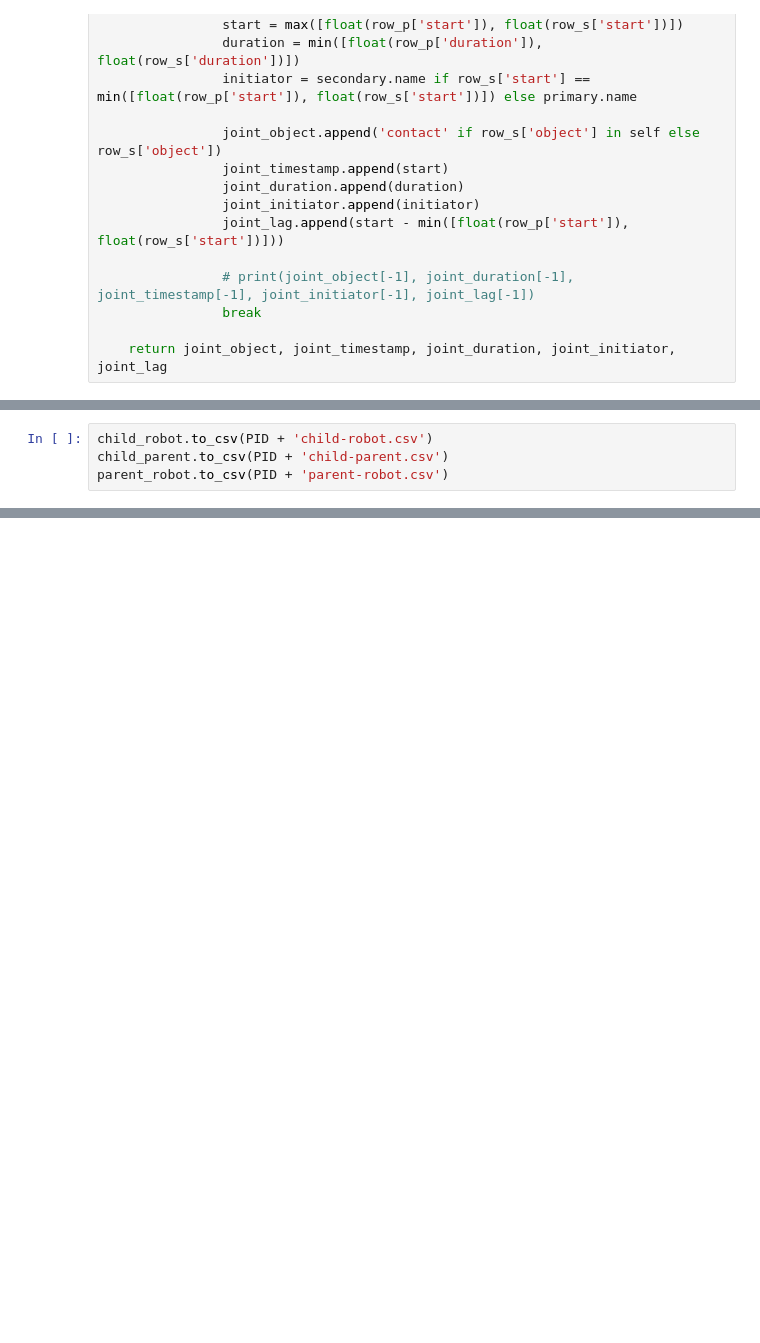
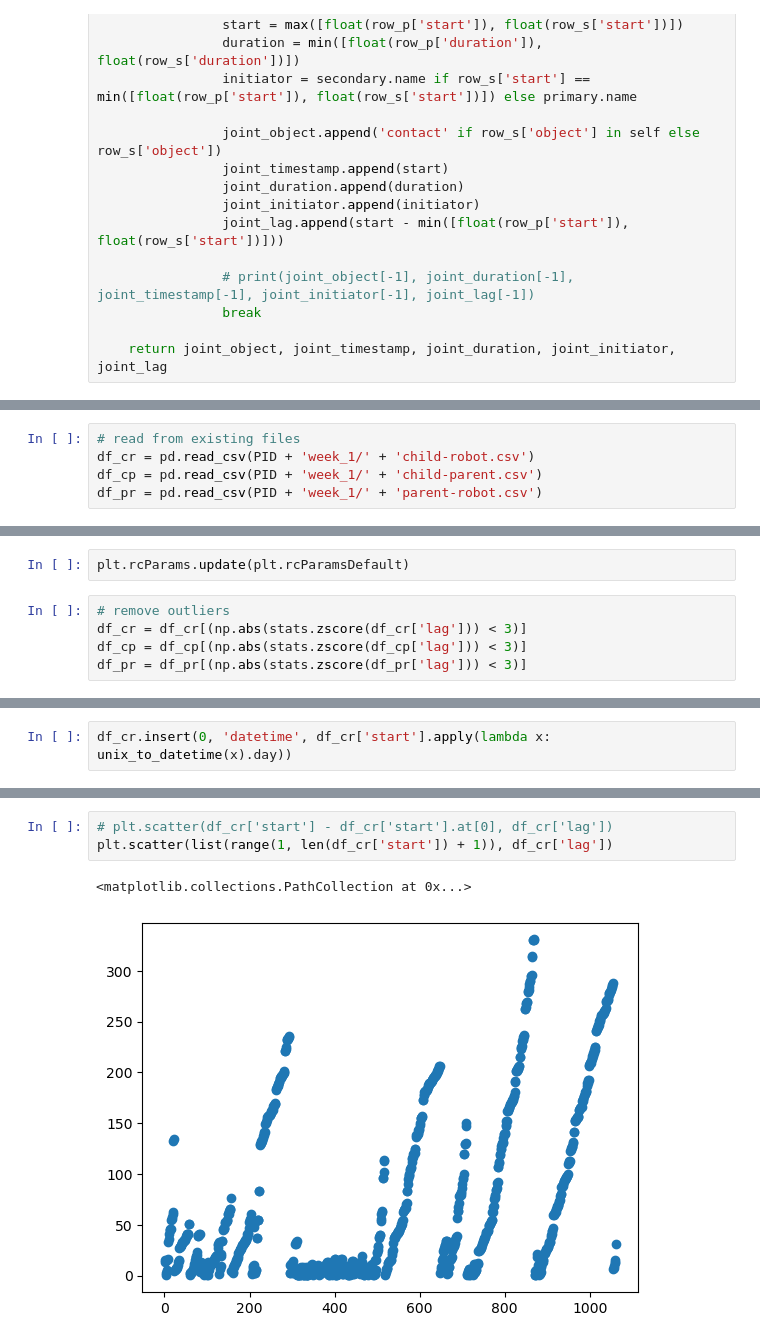
Before and after one commit to rramnauth2220/sar-gaze, a Jupyter notebook: perception.ipynb, the cells around one changed output, grey strips where cells are left out. Saved outputs shown, nothing was run; the diff lists cells and outputs as text; blank space fills up the shorter version.

Commit message:
reading per week

```diff
--- a/perception.ipynb
+++ b/perception.ipynb
@@ -234,4 +274,5 @@ parent_robot = pd.DataFrame({'object': pr_objects, 'duration': pr_durations, 'st
 # %%
-child_robot.to_csv(PID + 'child-robot.csv')
-child_parent.to_csv(PID + 'child-parent.csv')
-parent_robot.to_csv(PID + 'parent-robot.csv')
+# read from existing files
+df_cr = pd.read_csv(PID + 'week_1/' + 'child-robot.csv')
+df_cp = pd.read_csv(PID + 'week_1/' + 'child-parent.csv')
+df_pr = pd.read_csv(PID + 'week_1/' + 'parent-robot.csv')
@@ -237,0 +283,7 @@ parent_robot.to_csv(PID + 'parent-robot.csv')
+# %%
+plt.rcParams.update(plt.rcParamsDefault)
+# %%
+# remove outliers
+df_cr = df_cr[(np.abs(stats.zscore(df_cr['lag'])) < 3)]
+df_cp = df_cp[(np.abs(stats.zscore(df_cp['lag'])) < 3)]
+df_pr = df_pr[(np.abs(stats.zscore(df_pr['lag'])) < 3)]
@@ -237,0 +313,2 @@ parent_robot.to_csv(PID + 'parent-robot.csv')
+# %%
+df_cr.insert(0, 'datetime', df_cr['start'].apply(lambda x: unix_to_datetime(x).day))
@@ -237,0 +341,6 @@ parent_robot.to_csv(PID + 'parent-robot.csv')
+# %%
+# plt.scatter(df_cr['start'] - df_cr['start'].at[0], df_cr['lag'])
+plt.scatter(list(range(1, len(df_cr['start']) + 1)), df_cr['lag'])
+# %% [output]
+<matplotlib.collections.PathCollection at 0x...>
+[figure, added]
```
Also changed, not shown: parts of 20 cells of this notebook.
